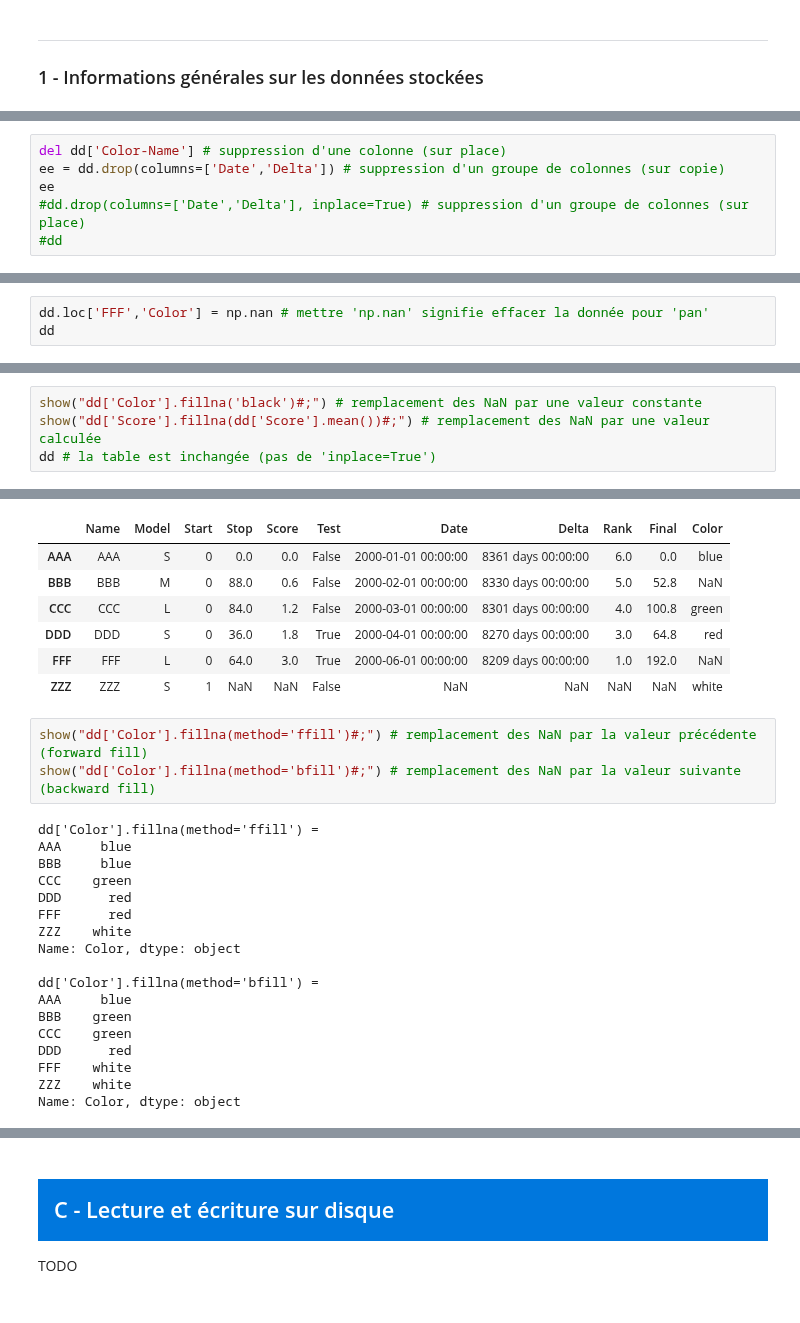
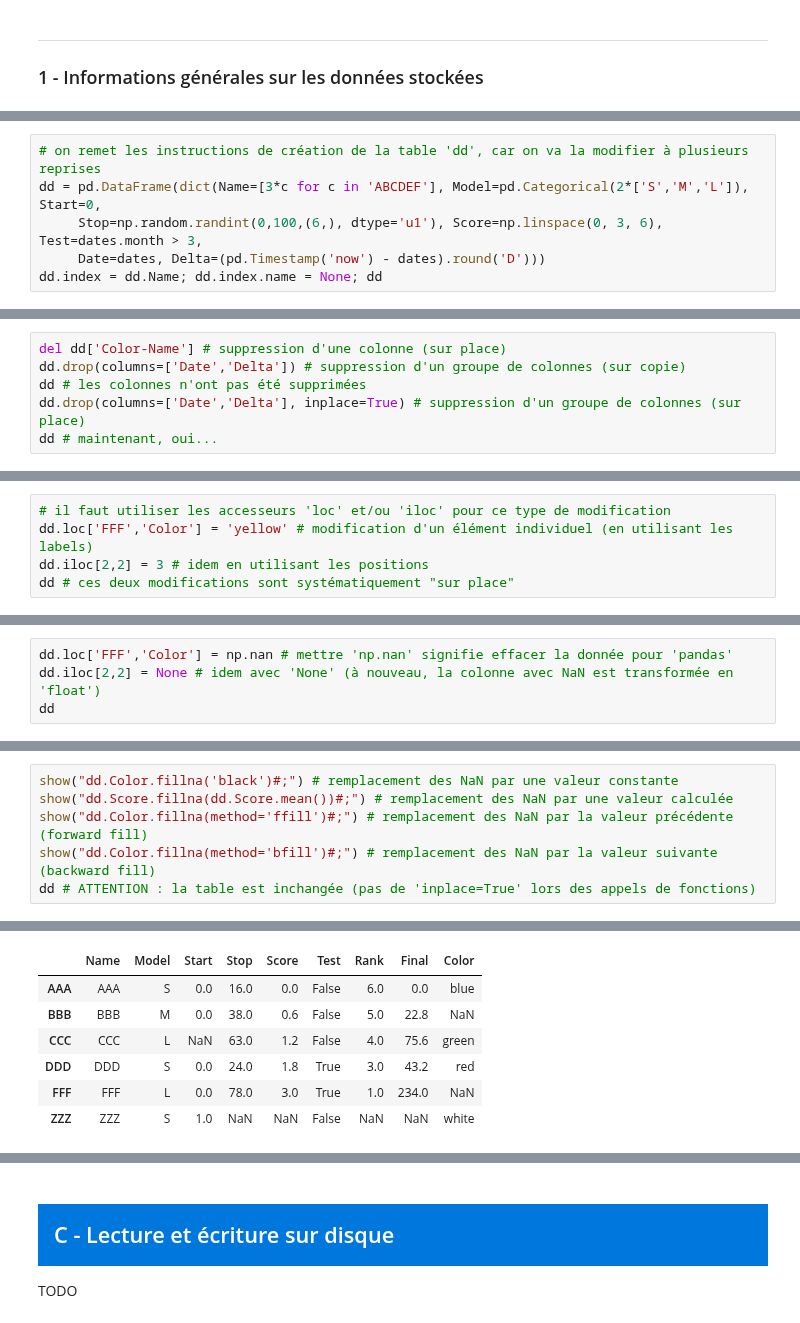
Before and after one commit to mas-outinfo/outinfo, a Jupyter notebook: 07-Pandas.ipynb, the cells around one changed output, grey strips where cells are left out. Cells and saved outputs as stored; diff of their text form.

```diff
--- a/07-Pandas.ipynb
+++ b/07-Pandas.ipynb
@@ -748,0 +775,6 @@ dd # rappel du contenu de la table
+# %%
+# on remet les instructions de création de la table 'dd', car on va la modifier à plusieurs reprises
+dd = pd.DataFrame(dict(Name=[3*c for c in 'ABCDEF'], Model=pd.Categorical(2*['S','M','L']), Start=0,
+     Stop=np.random.randint(0,100,(6,), dtype='u1'), Score=np.linspace(0, 3, 6), Test=dates.month > 3,
+     Date=dates, Delta=(pd.Timestamp('now') - dates).round('D')))
+dd.index = dd.Name; dd.index.name = None; dd
@@ -763,8 +803,8 @@ dd # note : la valeur NaN est "contagieuse" (elle se transmet à toute opératio
 # %%
 del dd['Color-Name'] # suppression d'une colonne (sur place)
-ee = dd.drop(columns=['Date','Delta']) # suppression d'un groupe de colonnes (sur copie)
-ee
-#dd.drop(columns=['Date','Delta'], inplace=True) # suppression d'un groupe de colonnes (sur place)
-#dd
+dd.drop(columns=['Date','Delta']) # suppression d'un groupe de colonnes (sur copie)
+dd # les colonnes n'ont pas été supprimées
+dd.drop(columns=['Date','Delta'], inplace=True) # suppression d'un groupe de colonnes (sur place)
+dd # maintenant, oui...
 # %% [output]
 |  | Name | Model | Start | Stop | Score | Test | Rank | Final | Color |
@@ -832,0 +875,5 @@ dd
+# %%
+# il faut utiliser les accesseurs 'loc' et/ou 'iloc' pour ce type de modification
+dd.loc['FFF','Color'] = 'yellow' # modification d'un élément individuel (en utilisant les labels)
+dd.iloc[2,2] = 3 # idem en utilisant les positions
+dd # ces deux modifications sont systématiquement "sur place"
@@ -833,4 +888,5 @@ dd
 # %%
-dd.loc['FFF','Color'] = np.nan # mettre 'np.nan' signifie effacer la donnée pour 'pan'
+dd.loc['FFF','Color'] = np.nan # mettre 'np.nan' signifie effacer la donnée pour 'pandas'
+dd.iloc[2,2] = None # idem avec 'None' (à nouveau, la colonne avec NaN est transformée en 'float')
 dd
 # %% [output]
@@ -844,5 +903,7 @@ dd
 # %%
-show("dd['Color'].fillna('black')#;") # remplacement des NaN par une valeur constante
-show("dd['Score'].fillna(dd['Score'].mean())#;") # remplacement des NaN par une valeur calculée
-dd # la table est inchangée (pas de 'inplace=True')
+show("dd.Color.fillna('black')#;") # remplacement des NaN par une valeur constante
+show("dd.Score.fillna(dd.Score.mean())#;") # remplacement des NaN par une valeur calculée
+show("dd.Color.fillna(method='ffill')#;") # remplacement des NaN par la valeur précédente (forward fill)
+show("dd.Color.fillna(method='bfill')#;") # remplacement des NaN par la valeur suivante (backward fill)
+dd # ATTENTION : la table est inchangée (pas de 'inplace=True' lors des appels de fonctions)
 # %% [output]
@@ -866,28 +927,7 @@ Name: Score, dtype: float64
-|  | Name | Model | Start | Stop | Score | Test | Date | Delta | Rank | Final | Color |
-| AAA | AAA | S | 0 | 0.0 | 0.0 | False | 2000-01-01 00:00:00 | 8361 days 00:00:00 | 6.0 | 0.0 | blue |
-| BBB | BBB | M | 0 | 88.0 | 0.6 | False | 2000-02-01 00:00:00 | 8330 days 00:00:00 | 5.0 | 52.8 | NaN |
-| CCC | CCC | L | 0 | 84.0 | 1.2 | False | 2000-03-01 00:00:00 | 8301 days 00:00:00 | 4.0 | 100.8 | green |
-| DDD | DDD | S | 0 | 36.0 | 1.8 | True | 2000-04-01 00:00:00 | 8270 days 00:00:00 | 3.0 | 64.8 | red |
-| FFF | FFF | L | 0 | 64.0 | 3.0 | True | 2000-06-01 00:00:00 | 8209 days 00:00:00 | 1.0 | 192.0 | NaN |
-| ZZZ | ZZZ | S | 1 | NaN | NaN | False | NaN | NaN | NaN | NaN | white |
+|  | Name | Model | Start | Stop | Score | Test | Rank | Final | Color |
+| AAA | AAA | S | 0.0 | 16.0 | 0.0 | False | 6.0 | 0.0 | blue |
+| BBB | BBB | M | 0.0 | 38.0 | 0.6 | False | 5.0 | 22.8 | NaN |
+| CCC | CCC | L | NaN | 63.0 | 1.2 | False | 4.0 | 75.6 | green |
+| DDD | DDD | S | 0.0 | 24.0 | 1.8 | True | 3.0 | 43.2 | red |
+| FFF | FFF | L | 0.0 | 78.0 | 3.0 | True | 1.0 | 234.0 | NaN |
+| ZZZ | ZZZ | S | 1.0 | NaN | NaN | False | NaN | NaN | white |
-# %%
-show("dd['Color'].fillna(method='ffill')#;") # remplacement des NaN par la valeur précédente (forward fill)
-show("dd['Color'].fillna(method='bfill')#;") # remplacement des NaN par la valeur suivante (backward fill)
-# %% [output]
-dd['Color'].fillna(method='ffill') =
-AAA     blue
-BBB     blue
-CCC    green
-DDD      red
-FFF      red
-ZZZ    white
-Name: Color, dtype: object
-
-dd['Color'].fillna(method='bfill') =
-AAA     blue
-BBB    green
-CCC    green
-DDD      red
-FFF    white
-ZZZ    white
-Name: Color, dtype: object
```
Also changed, not shown: parts of 74 cells of this notebook, 1 other file.
